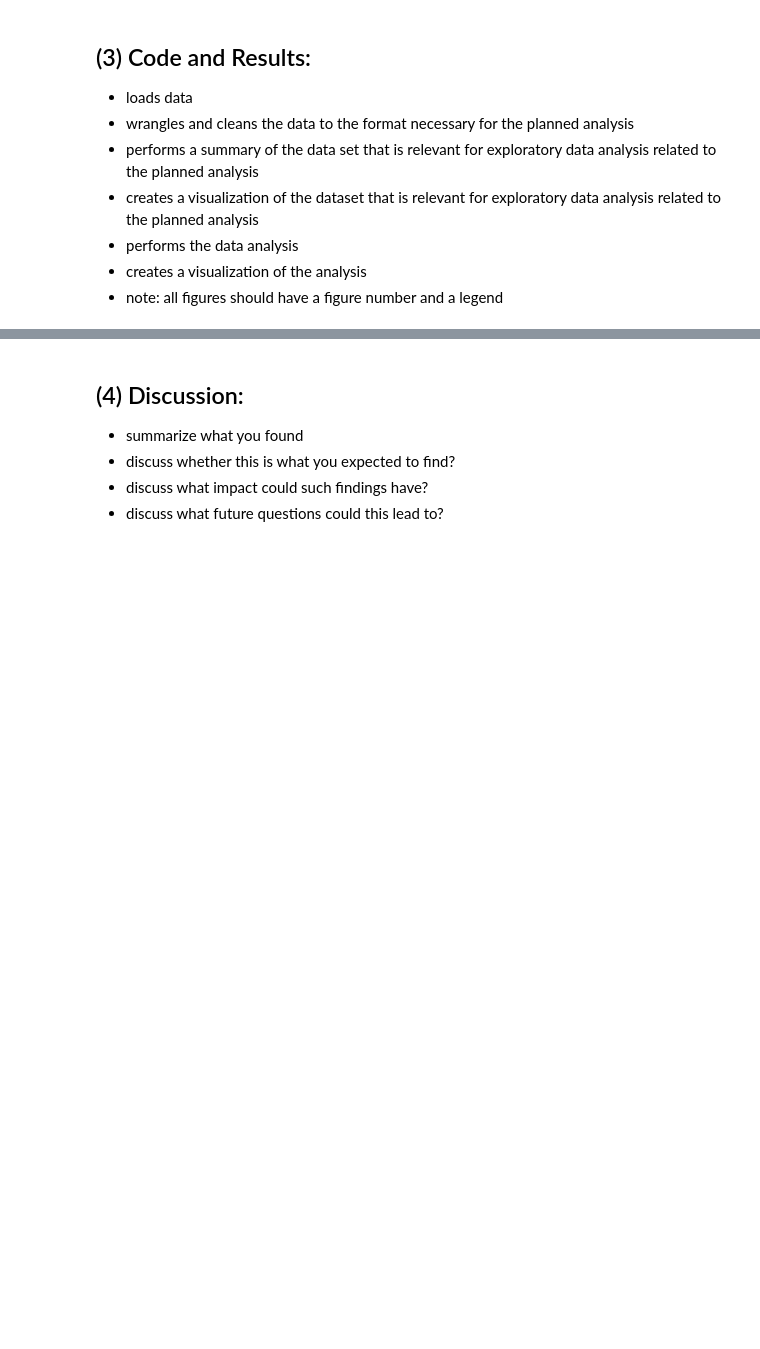
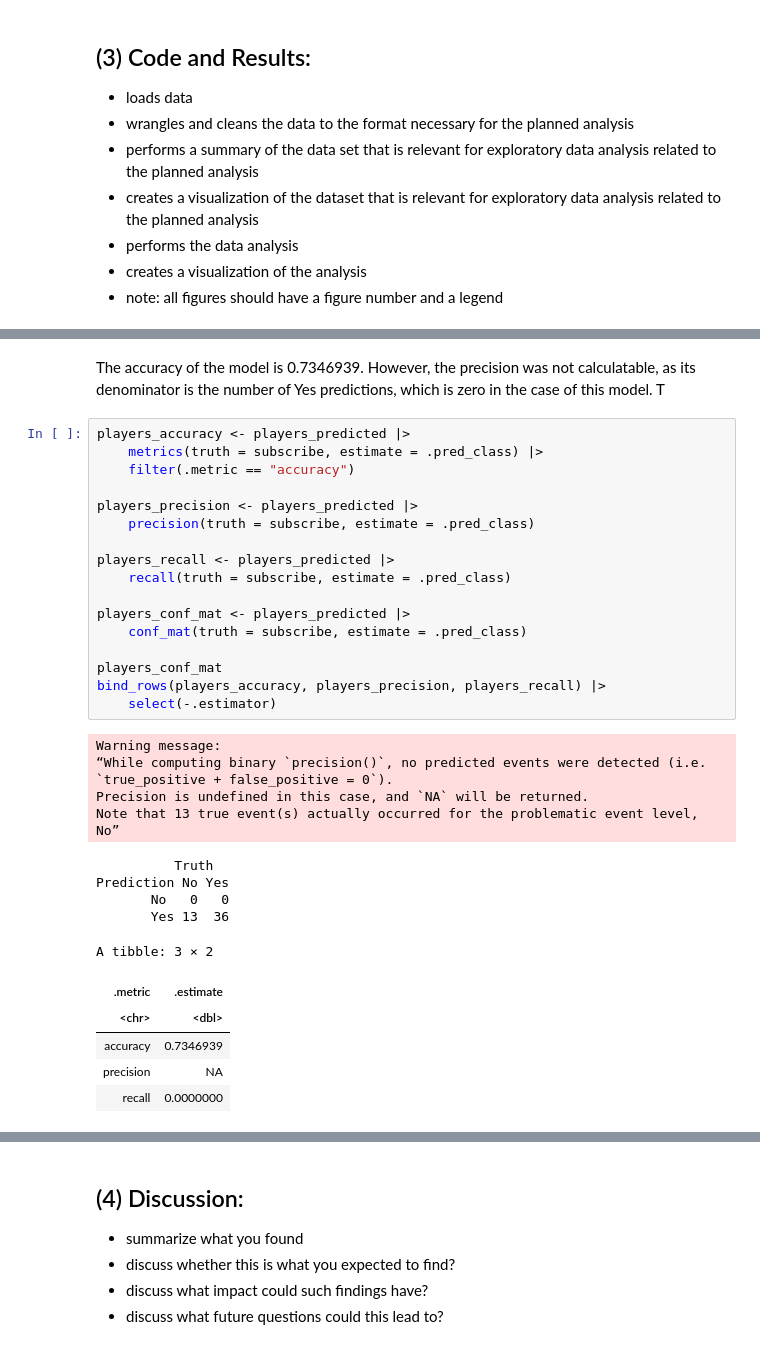
Before and after one commit to oo74/DSCI-100-Project, a Jupyter notebook: group project.ipynb, the cells around one changed output, grey strips where cells are left out. Cells and saved outputs as stored; diff of their text form; blank space fills up the shorter version.

```diff
--- a/group project.ipynb
+++ b/group project.ipynb
@@ -99,3 +146,39 @@ Warning message:
+# %% [markdown]
+The accuracy of the model is 0.7346939. However, the precision was not calculatable, as its denominator is the number of Yes predictions, which is zero in the case of this model. T
+# %%
+players_accuracy <- players_predicted |>
+    metrics(truth = subscribe, estimate = .pred_class) |>
+    filter(.metric == "accuracy")
+
+players_precision <- players_predicted |>
+    precision(truth = subscribe, estimate = .pred_class)
+
+players_recall <- players_predicted |>
+    recall(truth = subscribe, estimate = .pred_class)
+
+players_conf_mat <- players_predicted |>
+    conf_mat(truth = subscribe, estimate = .pred_class)
+
+players_conf_mat
+bind_rows(players_accuracy, players_precision, players_recall) |>
+    select(-.estimator)
+# %% [output]
+Warning message:
+“While computing binary `precision()`, no predicted events were detected (i.e.
+`true_positive + false_positive = 0`).
+Precision is undefined in this case, and `NA` will be returned.
+Note that 13 true event(s) actually occurred for the problematic event level,
+No”
+          Truth
+Prediction No Yes
+       No   0   0
+       Yes 13  36
+A tibble: 3 × 2
+| .metric | .estimate |
+| <chr> | <dbl> |
+| accuracy | 0.7346939 |
+| precision | NA |
+| recall | 0.0000000 |
 # %% [markdown]
 mention why there is third color (opacity)
 
```
Also changed, not shown: parts of 12 cells of this notebook, 1 other file.
